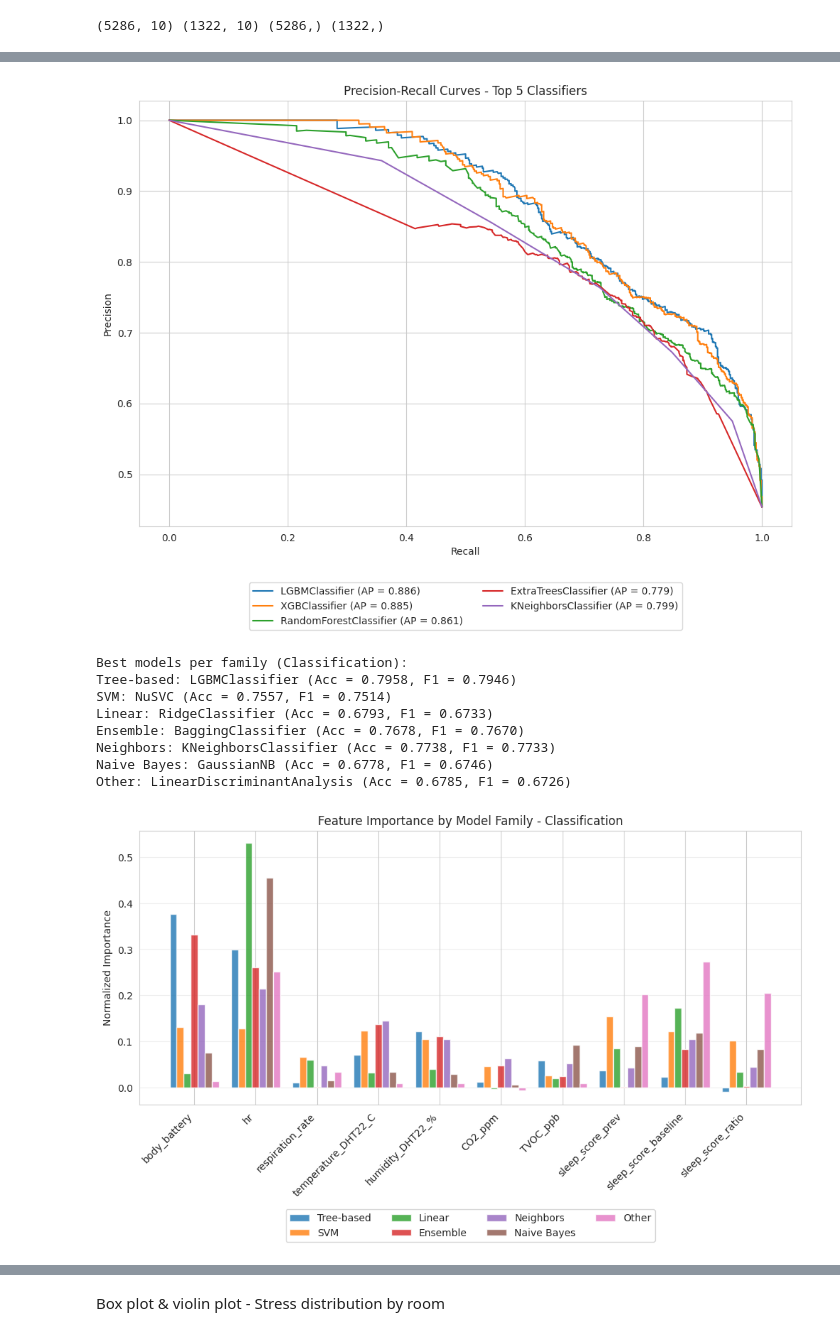
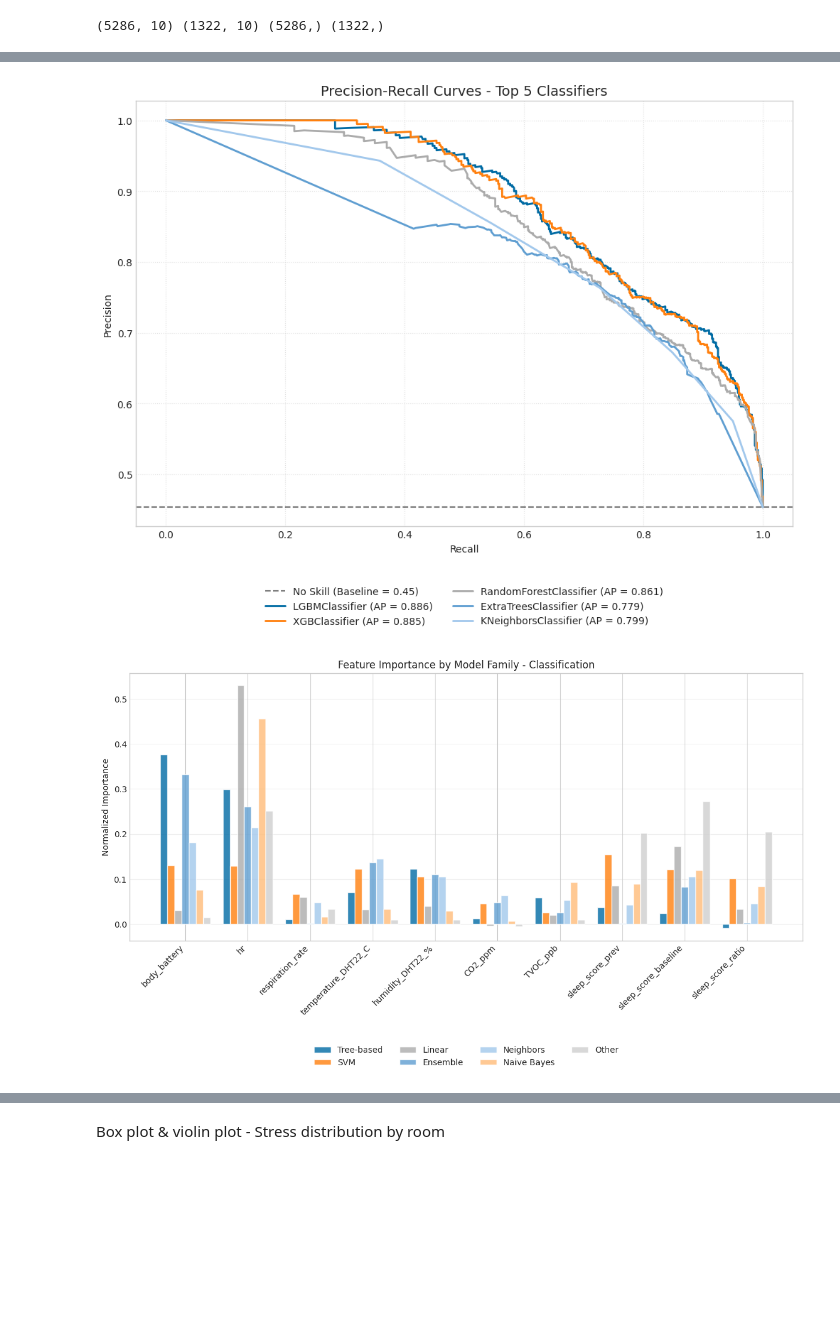
Before and after one commit to ClaudiaGalantino/eda-architecture, a Jupyter notebook: data_analysis/notebooks/model_training_classification.ipynb, the cells around one changed output, grey strips where cells are left out. Cells and saved outputs as stored; diff of their text form; code cells hidden in the pictures; blank space fills up the shorter version.

```diff
--- a/data_analysis/notebooks/model_training_classification.ipynb
+++ b/data_analysis/notebooks/model_training_classification.ipynb
@@ -16,6 +17,7 @@ True
 # %%
 study_df_path = os.getenv("STUDY_DF_PATH")
 sleep_df_path = os.getenv("SLEEP_DF_PATH")
+save_path = os.getenv("SAVE_PATH")
 # %% [markdown]
 Import study/work DataFrame
 # %%
@@ -600,7 +586,7 @@ top_N_models = scores.head(N).index.tolist()
 sns.set_style("whitegrid")
 plt.rcParams['font.family'] = 'sans-serif'
 
-fig, axes = plt.subplots(2, 3, figsize=(35, 18))
+fig, axes = plt.subplots(2, 3, figsize=(35, 19))
 axes = axes.flatten()
 
 title_size = 26
@@ -640,5 +626,7 @@ if all_importances:
 axes[5].set_visible(False)
 
 plt.tight_layout()
+plt.subplots_adjust(hspace=0.25, wspace=0.45)
+plt.savefig((os.path.join(str(save_path), f'top_{N}_models_feature_importance.pdf')), dpi=300, bbox_inches='tight')
 plt.show()
 # %% [output]
@@ -680,10 +687,20 @@ plt.show()
 # %%
-# Precision-Recall curves
 from sklearn.metrics import precision_recall_curve, average_precision_score
+
+# Setup Palette
+cmap = load_cmap("Classic_Color_Blind")
+contrast_indices = [0, 1, 2, 4, 7]
+colors_pr = [cmap(i) for i in contrast_indices]
 
 fig, ax = plt.subplots(figsize=(10, 8))
 
-for model_name in top_N_models:
+# "No Skill" Baseline
+# For PR curves, the "No Skill" baseline is the ratio of positive classes in the dataset.
+no_skill = sum(y_test) / len(y_test)
+ax.axhline(y=no_skill, color='black', linestyle='--', alpha=0.5, label=f'No Skill (Baseline = {no_skill:.2f})')
+
+# Plot Model Curves
+for idx, model_name in enumerate(top_N_models):
     model = clf.models[model_name]
 
     if hasattr(model, "predict_proba"):
@@ -696,13 +713,18 @@ for model_name in top_N_models:
     precision, recall, _ = precision_recall_curve(y_test, y_pred_proba)
     avg_precision = average_precision_score(y_test, y_pred_proba)
 
-    ax.plot(recall, precision, label=f'{model_name} (AP = {avg_precision:.3f})')
+    ax.plot(recall, precision, label=f'{model_name} (AP = {avg_precision:.3f})',
+            color=colors_pr[idx % len(colors_pr)], linewidth=2)
 
+# Formatting and Details
 ax.set_xlabel('Recall')
 ax.set_ylabel('Precision')
-ax.set_title('Precision-Recall Curves - Top 5 Classifiers')
-ax.legend(loc='upper center', bbox_to_anchor=(0.5, -0.12), ncol=2)
+ax.set_title('Precision-Recall Curves - Top 5 Classifiers', fontsize=14)
+ax.legend(loc='upper center', bbox_to_anchor=(0.5, -0.12), ncol=2, frameon=False)
+ax.grid(True, linestyle=':', alpha=0.6)
+
 plt.tight_layout()
+plt.savefig((os.path.join(str(save_path), f'top_{N}_models_precision_recall_curves.pdf')), dpi=300, bbox_inches='tight')
 plt.show()
 # %% [output]
-[figure, old version]
+[figure, new version]
@@ -710,20 +744,6 @@ plt.show()
 # 9. Feature Importance and Performance by Model Family - CLASSIFICATION
 from sklearn.inspection import permutation_importance
 
-# Define model families based on common model types
-model_families_clf = {
-    'Tree-based': ['ExtraTreesClassifier', 'RandomForestClassifier', 'GradientBoostingClassifier',
-                   'HistGradientBoostingClassifier', 'XGBClassifier', 'LGBMClassifier', 'DecisionTreeClassifier'],
-    'SVM': ['SVC', 'NuSVC', 'LinearSVC'],
-    'Linear': ['LogisticRegression', 'RidgeClassifier', 'SGDClassifier', 'Perceptron',
-               'PassiveAggressiveClassifier'],
-    'Ensemble': ['AdaBoostClassifier', 'BaggingClassifier'],
-    'Neighbors': ['KNeighborsClassifier', 'NearestCentroid'],
-    'Naive Bayes': ['GaussianNB', 'BernoulliNB'],
-    'Other': ['QuadraticDiscriminantAnalysis', 'LinearDiscriminantAnalysis']
-}
-
-# Get best model from each family
 best_per_family_clf = {}
 for family, model_types in model_families_clf.items():
     for model_name in scores.index:
@@ -736,54 +756,46 @@ for family, model_types in model_families_clf.items():
                 }
             break
 
-# Remove empty families
 best_per_family_clf = {k: v for k, v in best_per_family_clf.items() if v}
 
-print("Best models per family (Classification):")
-for family, info in best_per_family_clf.items():
-    print(f"{family}: {info['name']} (Acc = {info['accuracy']:.4f}, F1 = {info['f1']:.4f})")
+# Selecting specific indices to avoid similar grays (skipping 3, 5, 6 etc. if they overlap)
+contrast_indices = [0, 1, 2, 4, 7, 8, 9]
+colors_feat = [cmap(i) for i in contrast_indices]
 
-# Create subplots for feature importance and performance
 n_families = len(best_per_family_clf)
-fig, axes = plt.subplots(1, figsize=(12, 5))
+fig, axes = plt.subplots(1, figsize=(12, 8))
 
-# Plot 1: Feature Importance for best model in each family
 ax1 = axes
 x_pos = np.arange(len(FEATURES))
 width = 0.8 / n_families
 
 for idx, (family, info) in enumerate(best_per_family_clf.items()):
     model_name = info['name']
     model = clf.models[model_name]
 
-    # Get feature importance
     if hasattr(model, "feature_importances_"):
         importances = model.feature_importances_
     elif hasattr(model, "coef_"):
         importances = np.abs(model.coef_[0])
     else:
         result = permutation_importance(model, X_test, y_test, n_repeats=5, random_state=42)
         importances = result.importances_mean
 
-    # Normalize importances
     importances = importances / importances.sum()
 
     offset = (idx - n_families/2) * width + width/2
-    ax1.bar(x_pos + offset, importances, width, label=f'{family}', alpha=0.8)
+    # Apply discrete color selection
+    ax1.bar(x_pos + offset, importances, width, label=f'{family}',
+            color=colors_feat[idx % len(colors_feat)], alpha=0.8)
 
 ax1.set_ylabel('Normalized Importance')
 ax1.set_title('Feature Importance by Model Family - Classification')
 ax1.set_xticks(x_pos)
 ax1.set_xticklabels(FEATURES, rotation=45, ha='right')
-ax1.legend(bbox_to_anchor=(0.5, -0.52), loc='lower center', ncol=4)
+ax1.legend(bbox_to_anchor=(0.5, -0.5), loc='lower center', ncol=4, frameon=False)
 ax1.grid(axis='y', alpha=0.3)
+plt.tight_layout()
+plt.savefig((os.path.join(str(save_path), f'feature_importance_by_family_classification.pdf')), dpi=300, bbox_inches='tight')
+plt.show()
 # %% [output]
-Best models per family (Classification):
-Tree-based: LGBMClassifier (Acc = 0.7958, F1 = 0.7946)
-SVM: NuSVC (Acc = 0.7557, F1 = 0.7514)
-Linear: RidgeClassifier (Acc = 0.6793, F1 = 0.6733)
-Ensemble: BaggingClassifier (Acc = 0.7678, F1 = 0.7670)
-Neighbors: KNeighborsClassifier (Acc = 0.7738, F1 = 0.7733)
-Naive Bayes: GaussianNB (Acc = 0.6778, F1 = 0.6746)
-Other: LinearDiscriminantAnalysis (Acc = 0.6785, F1 = 0.6726)
-[figure, old version]
+[figure, new version]
```
Also changed, not shown: parts of 24 cells of this notebook, 1 other file.
